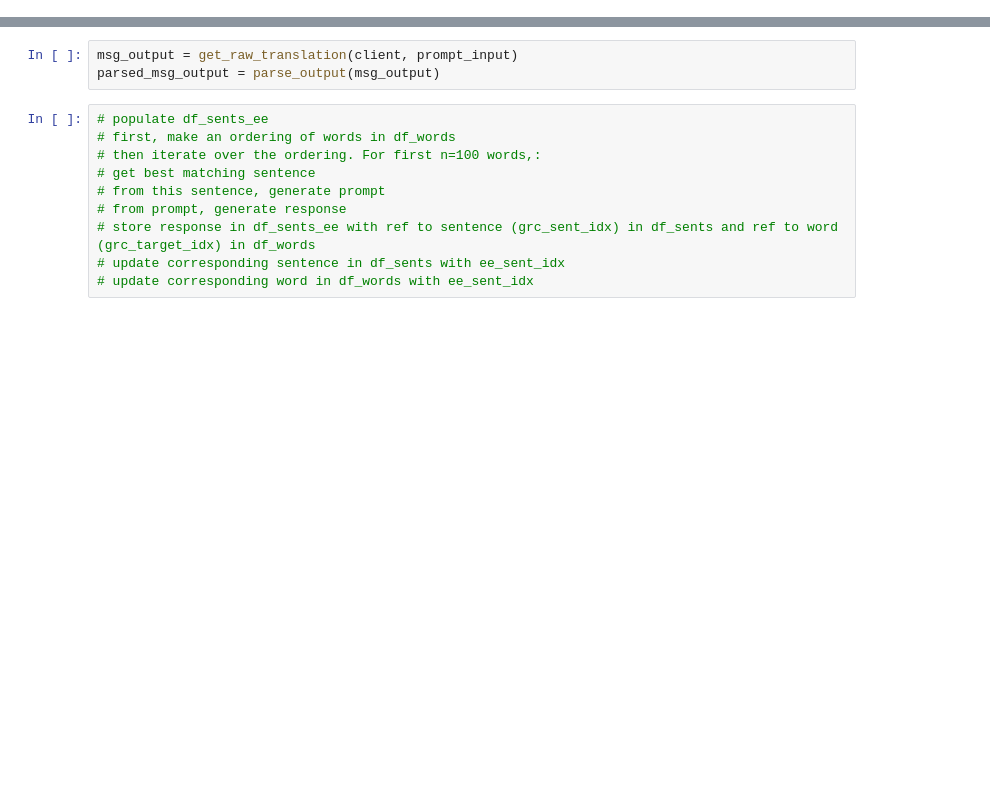
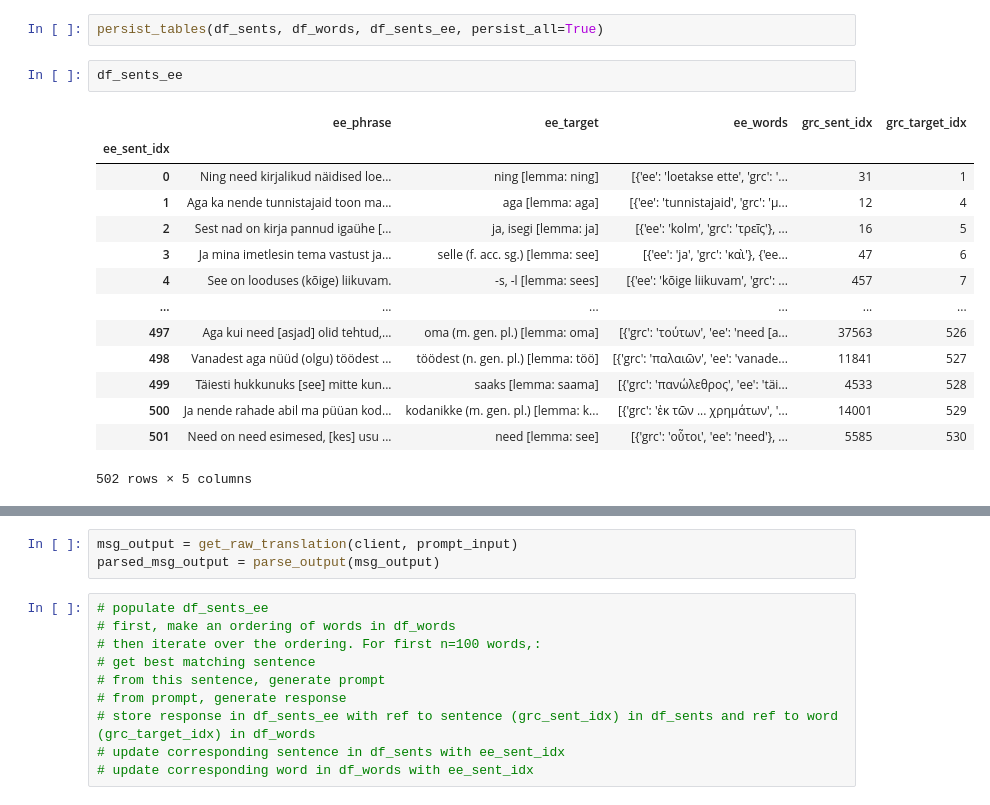
Before and after one commit to fedorst/attic-anki, a Jupyter notebook: notebooks/translations/generate_translations.ipynb, the cells around one changed output, grey strips where cells are left out. Drawn from its saved outputs; the diff is of its cells as text; blank space fills up the shorter version.

```diff
--- a/notebooks/translations/generate_translations.ipynb
+++ b/notebooks/translations/generate_translations.ipynb
@@ -65,0 +257,19 @@ def save_output(df_sents_ee, df_sents_grc, df_words, grc_sent_idx, grc_target_id
+# %%
+persist_tables(df_sents, df_words, df_sents_ee, persist_all=True)
+# %%
+df_sents_ee
+# %% [output]
+|  | ee_phrase | ee_target | ee_words | grc_sent_idx | grc_target_idx |
+| ee_sent_idx |  |  |  |  |  |
+| 0 | Ning need kirjalikud näidised loe... | ning [lemma: ning] | [{'ee': 'loetakse ette', 'grc': '... | 31 | 1 |
+| 1 | Aga ka nende tunnistajaid toon ma... | aga [lemma: aga] | [{'ee': 'tunnistajaid', 'grc': 'μ... | 12 | 4 |
+| 2 | Sest nad on kirja pannud igaühe [... | ja, isegi [lemma: ja] | [{'ee': 'kolm', 'grc': 'τρεῖς'}, ... | 16 | 5 |
+| 3 | Ja mina imetlesin tema vastust ja... | selle (f. acc. sg.) [lemma: see] | [{'ee': 'ja', 'grc': 'καὶ'}, {'ee... | 47 | 6 |
+| 4 | See on looduses (kõige) liikuvam. | -s, -l [lemma: sees] | [{'ee': 'kõige liikuvam', 'grc': ... | 457 | 7 |
+| ... | ... | ... | ... | ... | ... |
+| 497 | Aga kui need [asjad] olid tehtud,... | oma (m. gen. pl.) [lemma: oma] | [{'grc': 'τούτων', 'ee': 'need [a... | 37563 | 526 |
+| 498 | Vanadest aga nüüd (olgu) töödest ... | töödest (n. gen. pl.) [lemma: töö] | [{'grc': 'παλαιῶν', 'ee': 'vanade... | 11841 | 527 |
+| 499 | Täiesti hukkunuks [see] mitte kun... | saaks [lemma: saama] | [{'grc': 'πανώλεθρος', 'ee': 'täi... | 4533 | 528 |
+| 500 | Ja nende rahade abil ma püüan kod... | kodanikke (m. gen. pl.) [lemma: k... | [{'grc': 'ἐκ τῶν ... χρημάτων', '... | 14001 | 529 |
+| 501 | Need on need esimesed, [kes] usu ... | need [lemma: see] | [{'grc': 'οὗτοι', 'ee': 'need'}, ... | 5585 | 530 |
+502 rows × 5 columns
```
Also changed, not shown: parts of 34 cells of this notebook, 5 other files.
